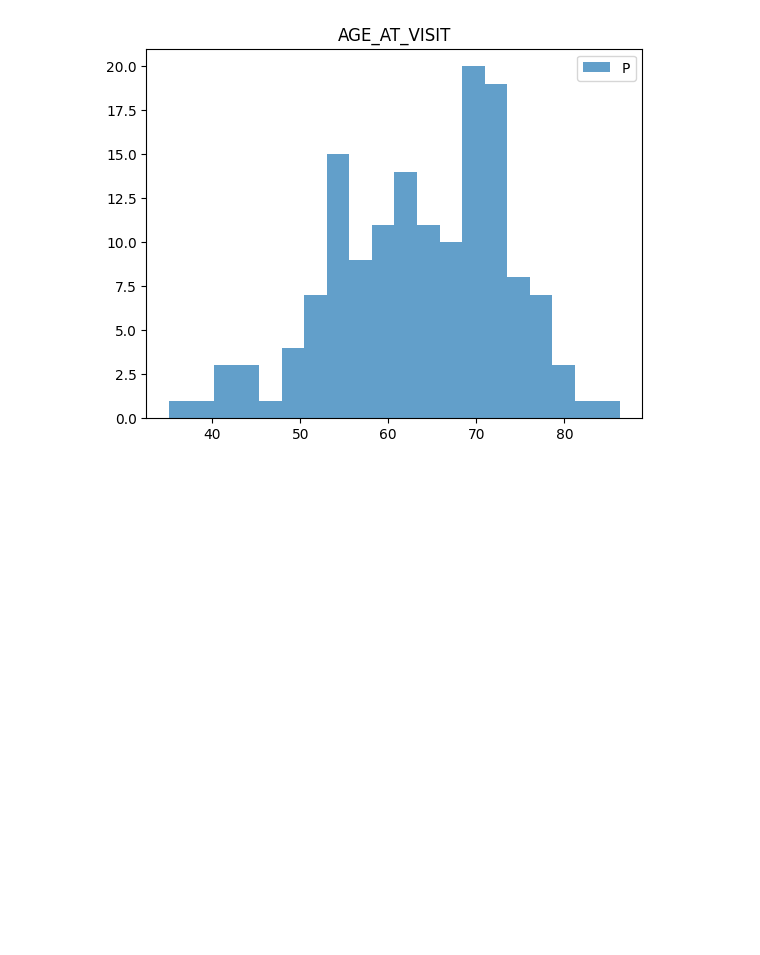
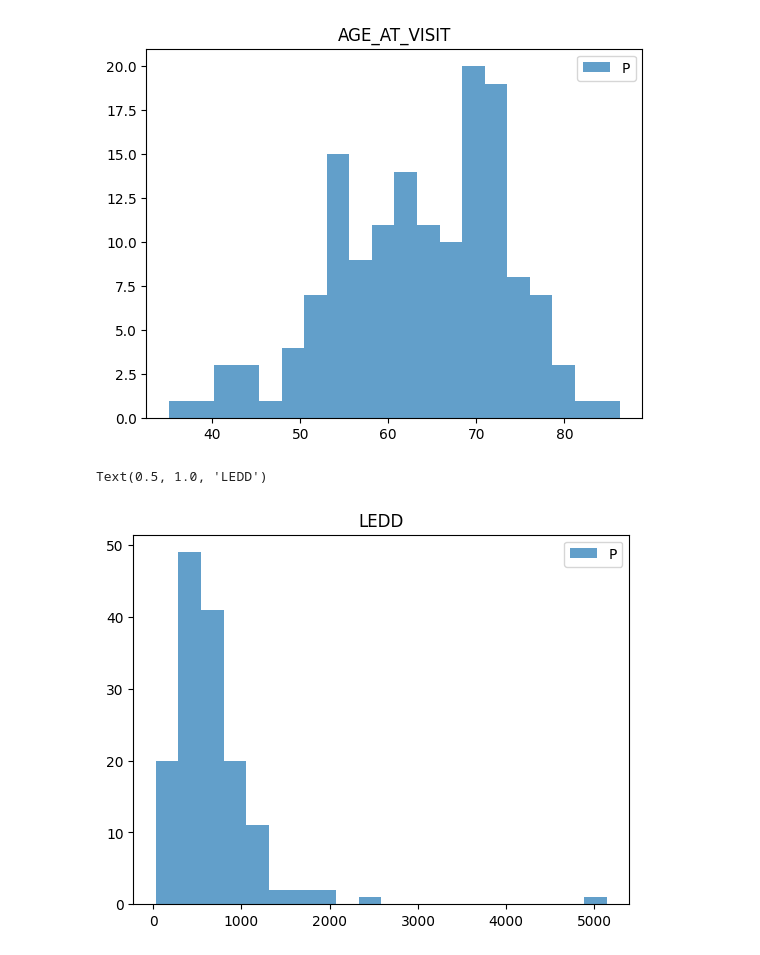
Before and after one commit to Biobots/Levodopa_Parkinson_MRI, a Jupyter notebook: stats.ipynb, the cells around one changed output. Saved outputs shown, nothing was run; the diff lists cells and outputs as text; code cells hidden in the pictures; blank space fills up the shorter version.

```diff
--- a/stats.ipynb
+++ b/stats.ipynb
@@ -122,3 +122,10 @@ plt.title('AGE_AT_VISIT')
 # %% [output]
 Text(0.5, 1.0, 'AGE_AT_VISIT')
 [figure]
+# %%
+plt.hist([data_p['LEDD']], 20, label=['P'], alpha=0.7)
+plt.legend()
+plt.title('LEDD')
+# %% [output]
+Text(0.5, 1.0, 'LEDD')
+[figure, added]
```
Also changed, not shown: parts of 4 cells of this notebook, 4 other files.
